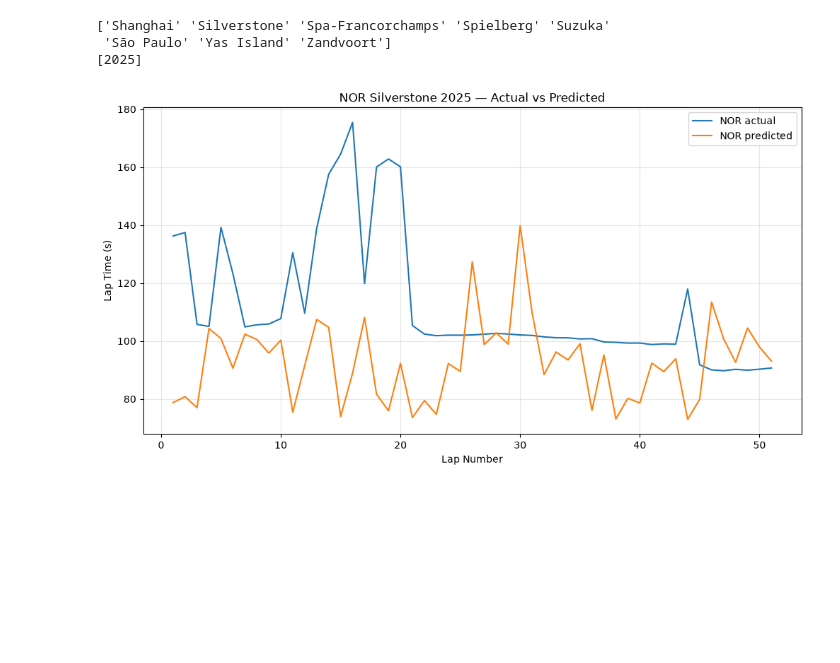
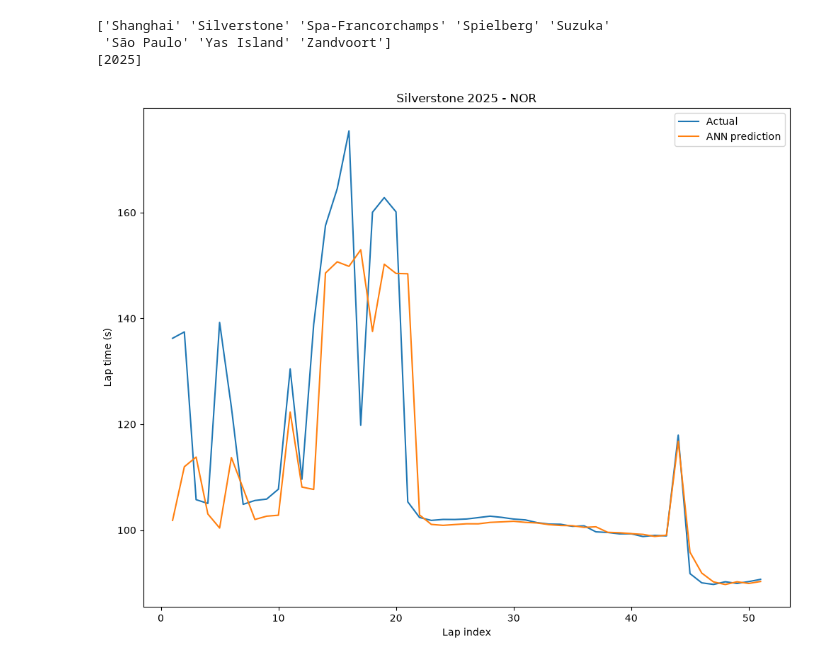
Before and after one commit to brinzeroseven/LapTimePredictorF1, a Jupyter notebook: notebooks/4_ANN.ipynb, the cells around one changed output. Cells and saved outputs as stored; diff of their text form; code cells hidden in the pictures; blank space fills up the shorter version.

```diff
--- a/notebooks/4_ANN.ipynb
+++ b/notebooks/4_ANN.ipynb
@@ -231,3 +287,3 @@ def train_model(train_loader,input_size,epochs,verbose=True):
 # %%
-model, losses = train_model(train_loader,input_size,100,verbose=True)
+model, history = train_model(train_loader, val_loader, input_size)
 # %% [output]
@@ -257,18 +305,13 @@ plt.show()
 # %%
-model.eval()
+@torch.no_grad()
+def predict_laptimes(model, X_tensor, cur_laptimes, batch_size=4096):
+    model.eval()
+    out = [model(X_tensor[i:i + batch_size].to(device)).cpu() for i in range(0, len(X_tensor), batch_size)]
+    delta = torch.cat(out).squeeze(1).numpy()
+    return np.asarray(cur_laptimes) + delta
 
-predictions = []
-
-with torch.no_grad():
-    for features, _ in test_loader:
-
-        features = features.to(device)
-
-        output = model(features)
-
-        predictions.extend(
-            output.cpu().numpy().flatten()
-        )
-
-predictions = np.array(predictions)
+def metrics(pred, actual, name):
+    err = np.asarray(pred) - np.asarray(actual)
+    return {"model": name, "MAE": np.abs(err).mean(),
+            "MedAE": np.median(np.abs(err)), "RMSE": np.sqrt((err ** 2).mean())}
 # %%
@@ -285,10 +327,14 @@ RMSE: 25.04s
 # %%
-results = test_data.copy()
+print("Test Races")
 
-results["PredictionNN"] = predictions
-
-results["ErrorNN"] = (
-    results["PredictionNN"] - results["TargetLapTime"]
+# per-circuit MAE on test
+test_preds = predict_laptimes(model, X_test_tensor, test_data["LapTimeSeconds"])
+test_data = test_data.copy()
+test_data["Prediction"] = test_preds
+test_data["AbsError"] = np.abs(
+    test_data["Prediction"] - test_data[TARGET]
 )
 
-results["AbsoluteErrorNN"] = results["ErrorNN"].abs()
+per_circuit = test_data.groupby("Circuit")["AbsError"].mean()
+
+pd.DataFrame({"ANN MAE": per_circuit}).round(3)
@@ -330,5 +393,5 @@ def plot_race(Year, Circuit, Driver):
     plt.show()
 # %%
-plot_race(2025,"Silverstone","NOR")
+plot_laptimes("Silverstone","NOR")
 # %% [output]
-[figure, old version]
+[figure, new version]
```
Also changed, not shown: parts of 48 cells of this notebook.
